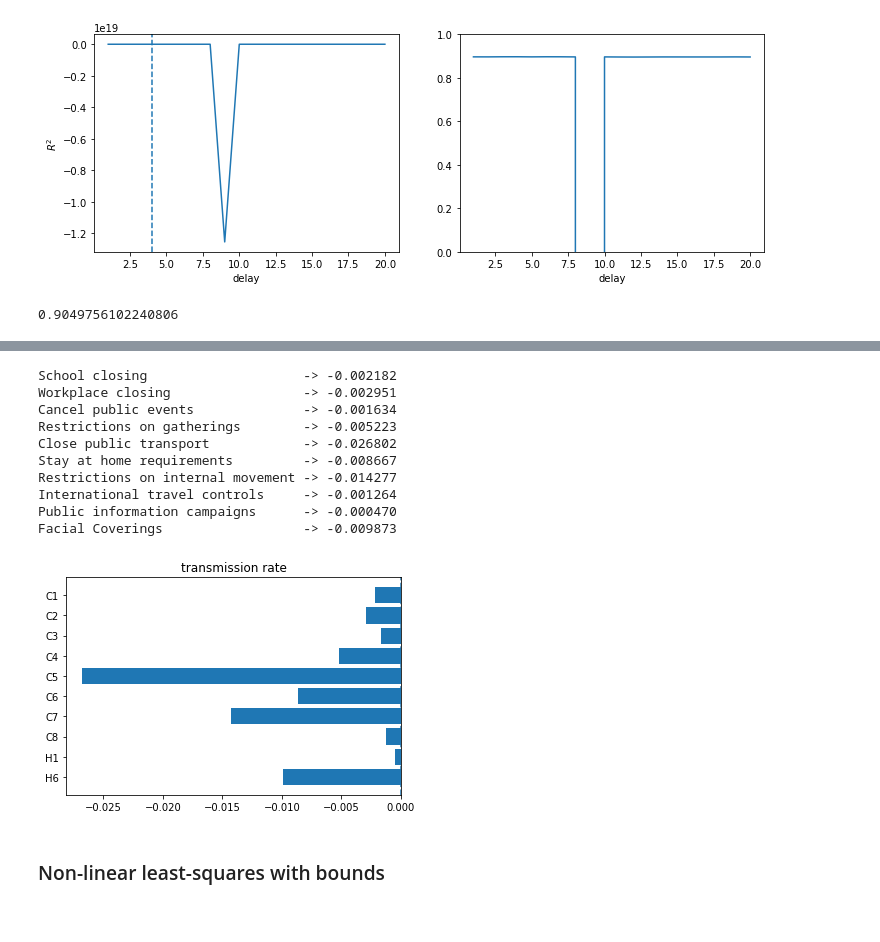
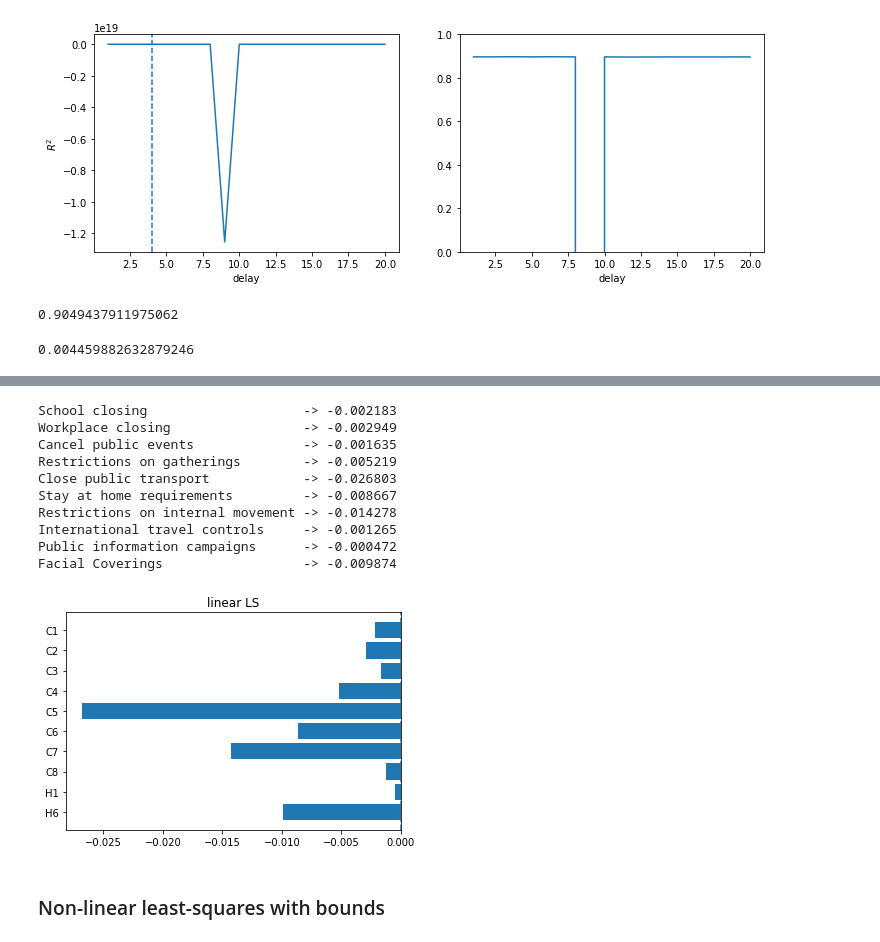
Before and after one commit to alexmadrinanfdez/covid-policy-analysis, a Jupyter notebook: linear-analysis.ipynb, the cells around one changed output, grey strips where cells are left out. Saved outputs shown, nothing was run; the diff lists cells and outputs as text; code cells hidden in the pictures.

```diff
--- a/linear-analysis.ipynb
+++ b/linear-analysis.ipynb
@@ -889,7 +902,7 @@ H6 >> Facial Coverings
 # %% [markdown]
 Textual representation of single country model.
 # %%
-idx = -2 # country index
+idx = 10 # country index
 cci = list(cc_dict.keys())[idx]
 linear_model(cci, print=True)
 # %% [output]
@@ -1189,7 +1208,11 @@ for k in cc_dict.keys():
 # %%
 np.asarray(r_sq).mean()
 # %% [output]
-0.9049756102240806
+0.9049437911975062
+# %%
+np.asarray(r_sq).var()
+# %% [output]
+0.004459882632879246
 # %%
 for r_i in r_sq:
   print(round(r_i, 2))
@@ -1214,23 +1237,23 @@ for string, value in zip(idch, coef_glob):
   name = string.split('_')[1]
   print(f'{name:33} -> {value:5f}')
 # %% [output]
-School closing                    -> -0.002182
-Workplace closing                 -> -0.002951
-Cancel public events              -> -0.001634
-Restrictions on gatherings        -> -0.005223
-Close public transport            -> -0.026802
+School closing                    -> -0.002183
+Workplace closing                 -> -0.002949
+Cancel public events              -> -0.001635
+Restrictions on gatherings        -> -0.005219
+Close public transport            -> -0.026803
 Stay at home requirements         -> -0.008667
-Restrictions on internal movement -> -0.014277
-International travel controls     -> -0.001264
-Public information campaigns      -> -0.000470
-Facial Coverings                  -> -0.009873
+Restrictions on internal movement -> -0.014278
+International travel controls     -> -0.001265
+Public information campaigns      -> -0.000472
+Facial Coverings                  -> -0.009874
 # %%
 plt.barh(chx_str[::-1], coef_glob[::-1]) # flip order
 plt.axvline(ls='--')
-plt.title('transmission rate')
+plt.title('linear LS')
 plt.show()
 # %% [output]
-[figure, old version]
+[figure, new version]
 # %% [markdown]
 ### Non-linear least-squares with bounds
 # %% [markdown]
```
Also changed, not shown: parts of 63 cells of this notebook, 1 other file.
